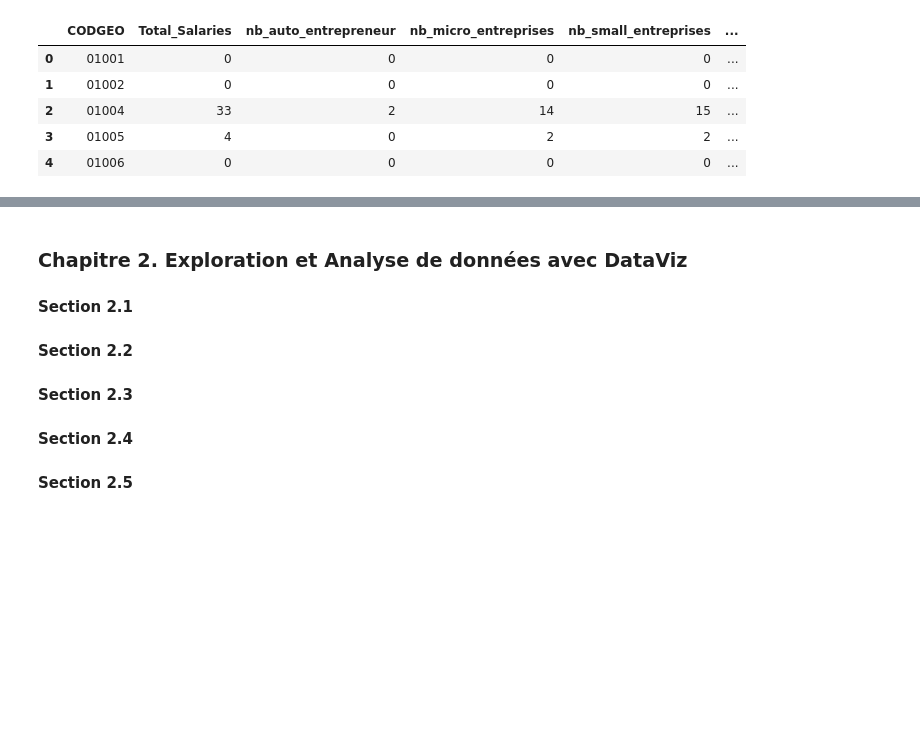
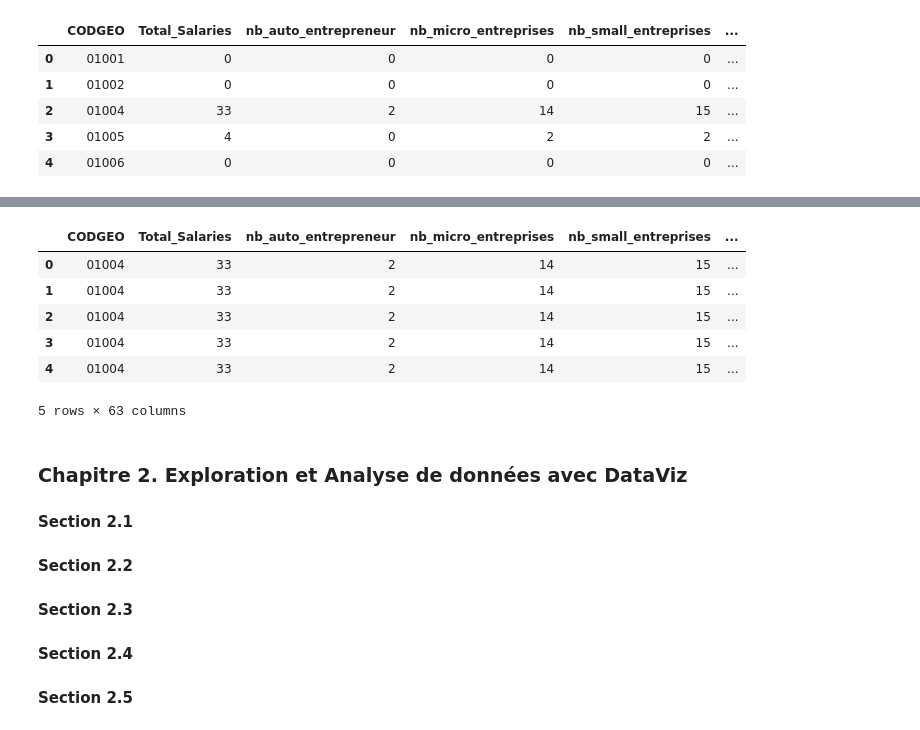
Before and after one commit to nkostiuk/french-industry, a Jupyter notebook: notebooks/Notebook_final-10-03-24.ipynb, the cells around one changed output, grey strips where cells are left out. Saved outputs shown, nothing was run; the diff lists cells and outputs as text; code cells hidden in the pictures; blank space fills up the shorter version.

```diff
--- a/notebooks/Notebook_final-10-03-24.ipynb
+++ b/notebooks/Notebook_final-10-03-24.ipynb
@@ -299,0 +314,11 @@ Index(['CODGEO', 'ET_BE', 'ET_BE_0sal', 'ET_BE_1_4', 'ET_BE_5_9',
+# %%
+df_merge3=df_merge2.merge(df_population,left_on='CODGEO',right_on='CODGEO')
+display(df_merge3.head())
+# %% [output]
+|  | CODGEO | Total_Salaries | nb_auto_entrepreneur | nb_micro_entreprises | nb_small_entreprises | ... |
+| 0 | 01004 | 33 | 2 | 14 | 15 | ... |
+| 1 | 01004 | 33 | 2 | 14 | 15 | ... |
+| 2 | 01004 | 33 | 2 | 14 | 15 | ... |
+| 3 | 01004 | 33 | 2 | 14 | 15 | ... |
+| 4 | 01004 | 33 | 2 | 14 | 15 | ... |
+5 rows × 63 columns
```
Also changed, not shown: parts of 4 cells of this notebook.
